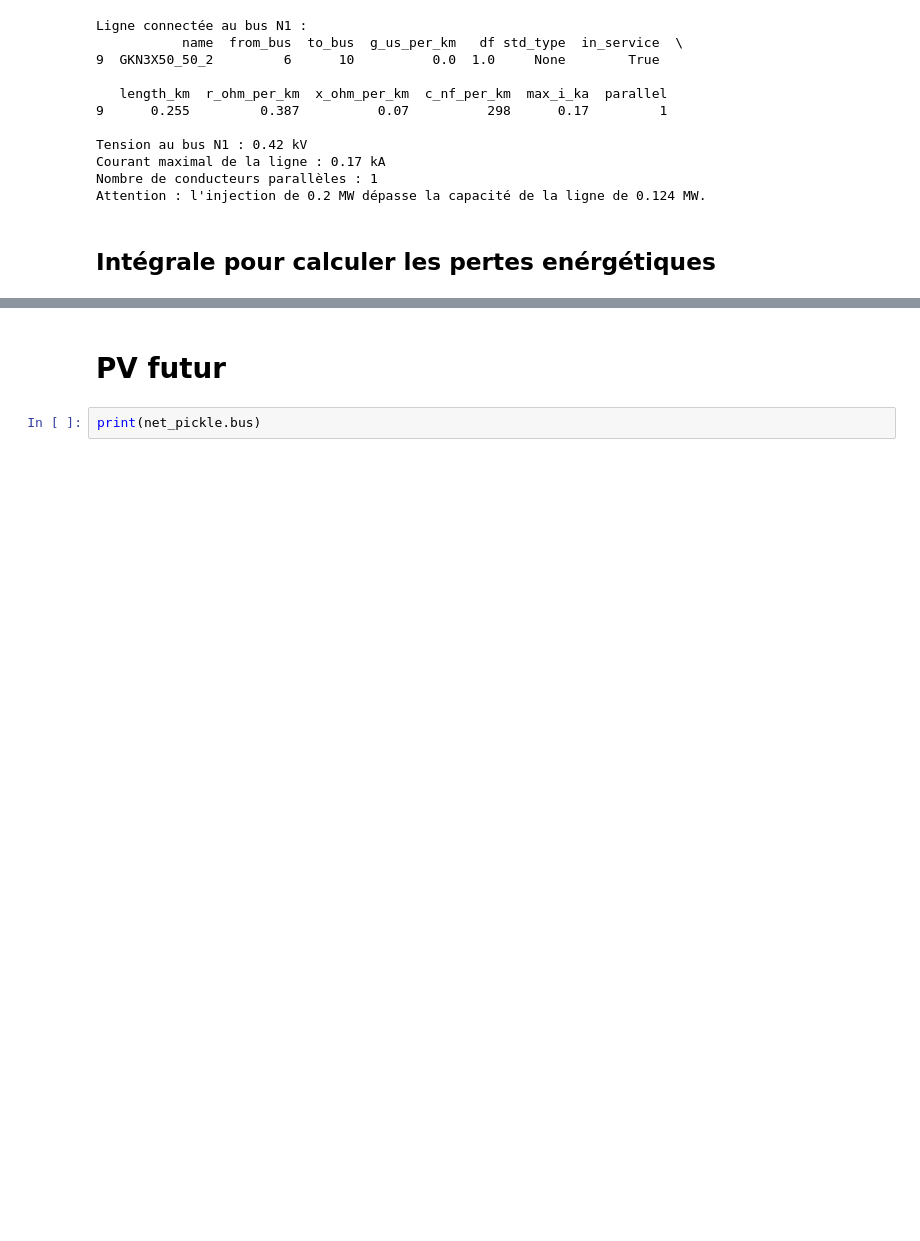
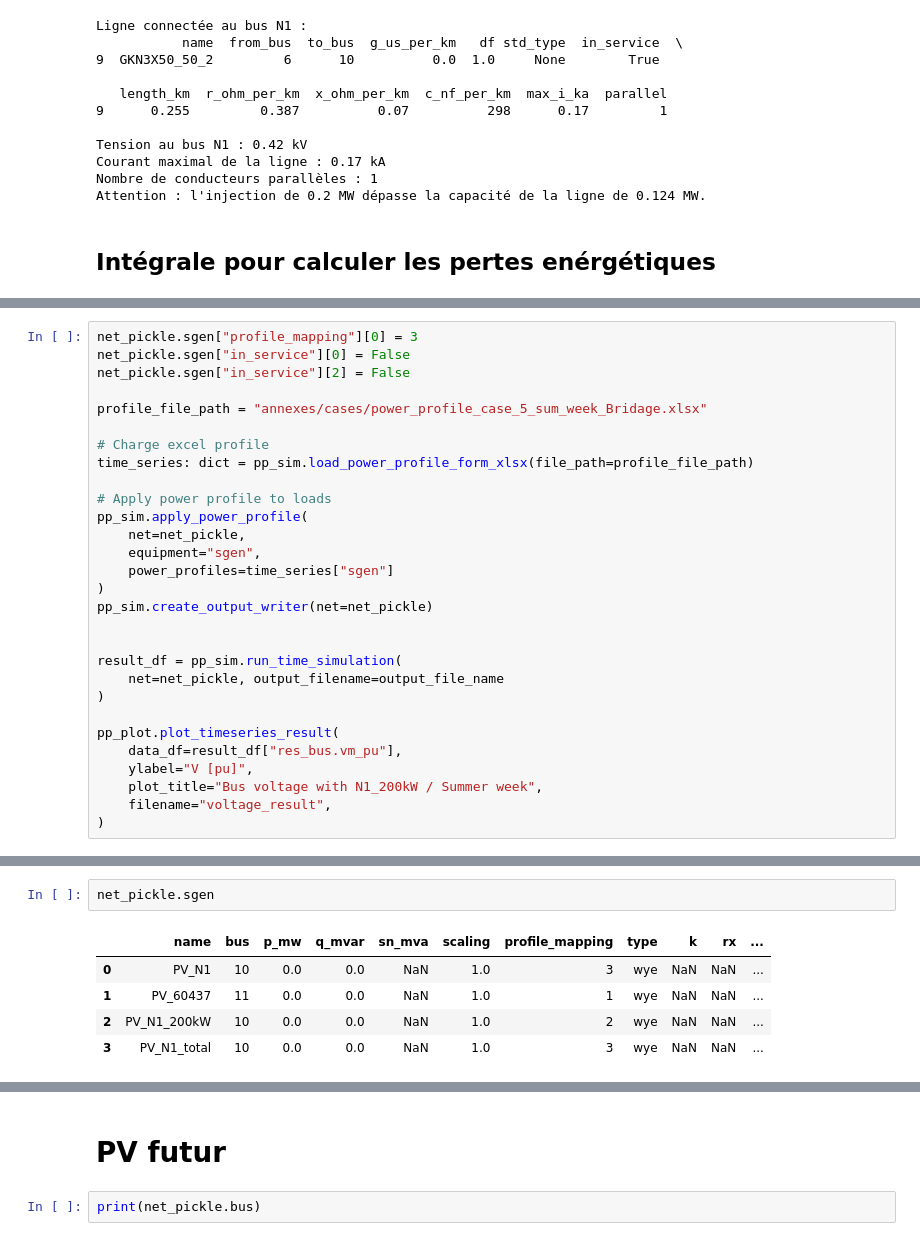
Before and after one commit to sebastien-pfister/rhtlab, a Jupyter notebook: mini-projet-trey-pp/your_jupyter_notebook.ipynb, the cells around one changed output, grey strips where cells are left out. Saved outputs shown, nothing was run; the diff lists cells and outputs as text; blank space fills up the shorter version.

```diff
--- a/mini-projet-trey-pp/your_jupyter_notebook.ipynb
+++ b/mini-projet-trey-pp/your_jupyter_notebook.ipynb
@@ -493,0 +544,29 @@ Pertes énergétiques (en MW·h) : 0.623830755
+# %%
+net_pickle.sgen["profile_mapping"][0] = 3
+net_pickle.sgen["in_service"][0] = False
+net_pickle.sgen["in_service"][2] = False
+
+profile_file_path = "annexes/cases/power_profile_case_5_sum_week_Bridage.xlsx"
+
+# Charge excel profile
+time_series: dict = pp_sim.load_power_profile_form_xlsx(file_path=profile_file_path)
+
+# Apply power profile to loads
+pp_sim.apply_power_profile(
+    net=net_pickle,
+    equipment="sgen",
+    power_profiles=time_series["sgen"]
+)
+pp_sim.create_output_writer(net=net_pickle)
+
+
+result_df = pp_sim.run_time_simulation(
+    net=net_pickle, output_filename=output_file_name
+)
+
+pp_plot.plot_timeseries_result(
+    data_df=result_df["res_bus.vm_pu"],
+    ylabel="V [pu]",
+    plot_title="Bus voltage with N1_200kW / Summer week",
+    filename="voltage_result",
+)
@@ -493,0 +592,8 @@ Pertes énergétiques (en MW·h) : 0.623830755
+# %%
+net_pickle.sgen
+# %% [output]
+|  | name | bus | p_mw | q_mvar | sn_mva | scaling | profile_mapping | type | k | rx | ... |
+| 0 | PV_N1 | 10 | 0.0 | 0.0 | NaN | 1.0 | 3 | wye | NaN | NaN | ... |
+| 1 | PV_60437 | 11 | 0.0 | 0.0 | NaN | 1.0 | 1 | wye | NaN | NaN | ... |
+| 2 | PV_N1_200kW | 10 | 0.0 | 0.0 | NaN | 1.0 | 2 | wye | NaN | NaN | ... |
+| 3 | PV_N1_total | 10 | 0.0 | 0.0 | NaN | 1.0 | 3 | wye | NaN | NaN | ... |
```
Also changed, not shown: parts of 12 cells of this notebook, 1 other file.
